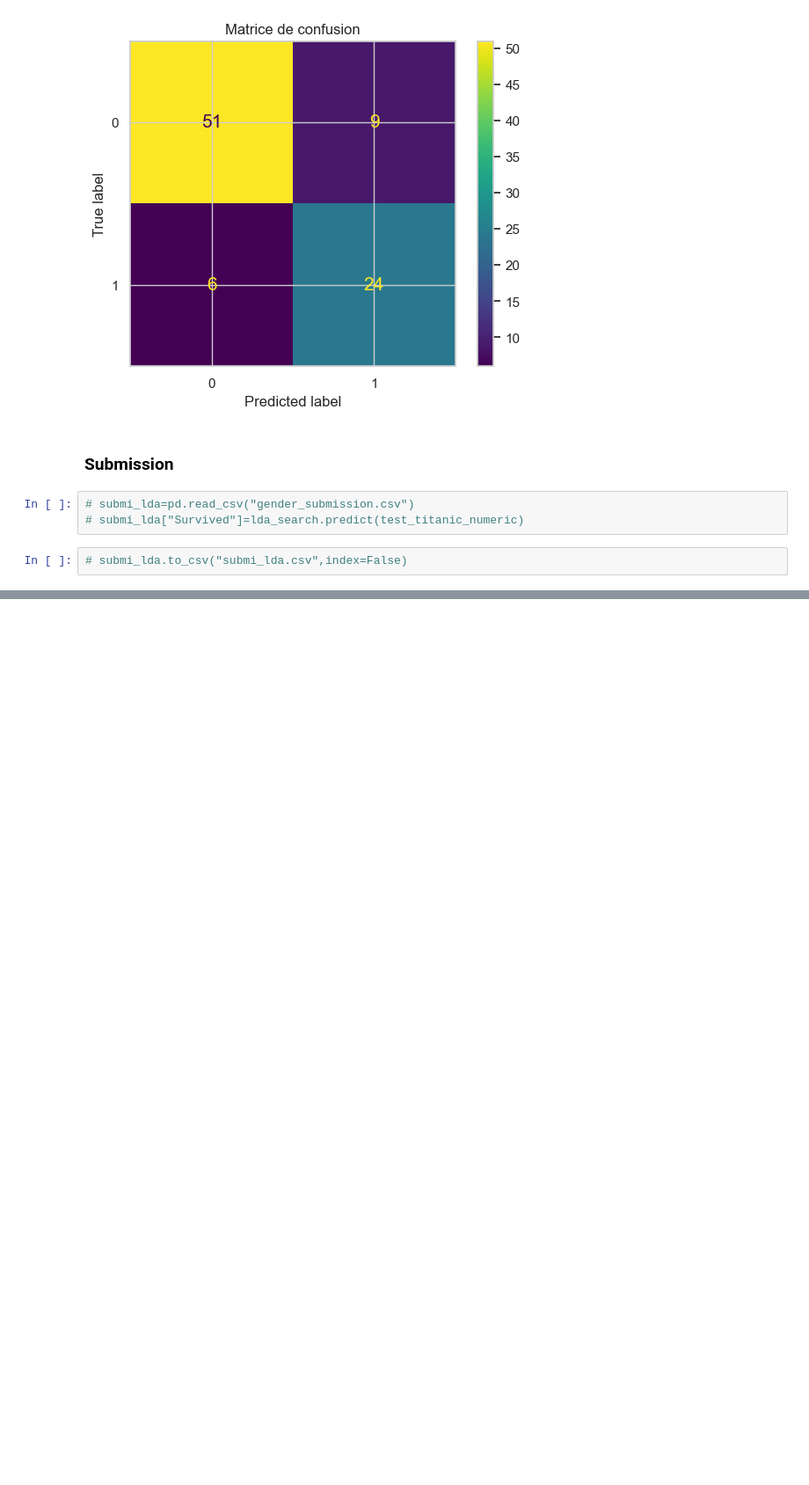
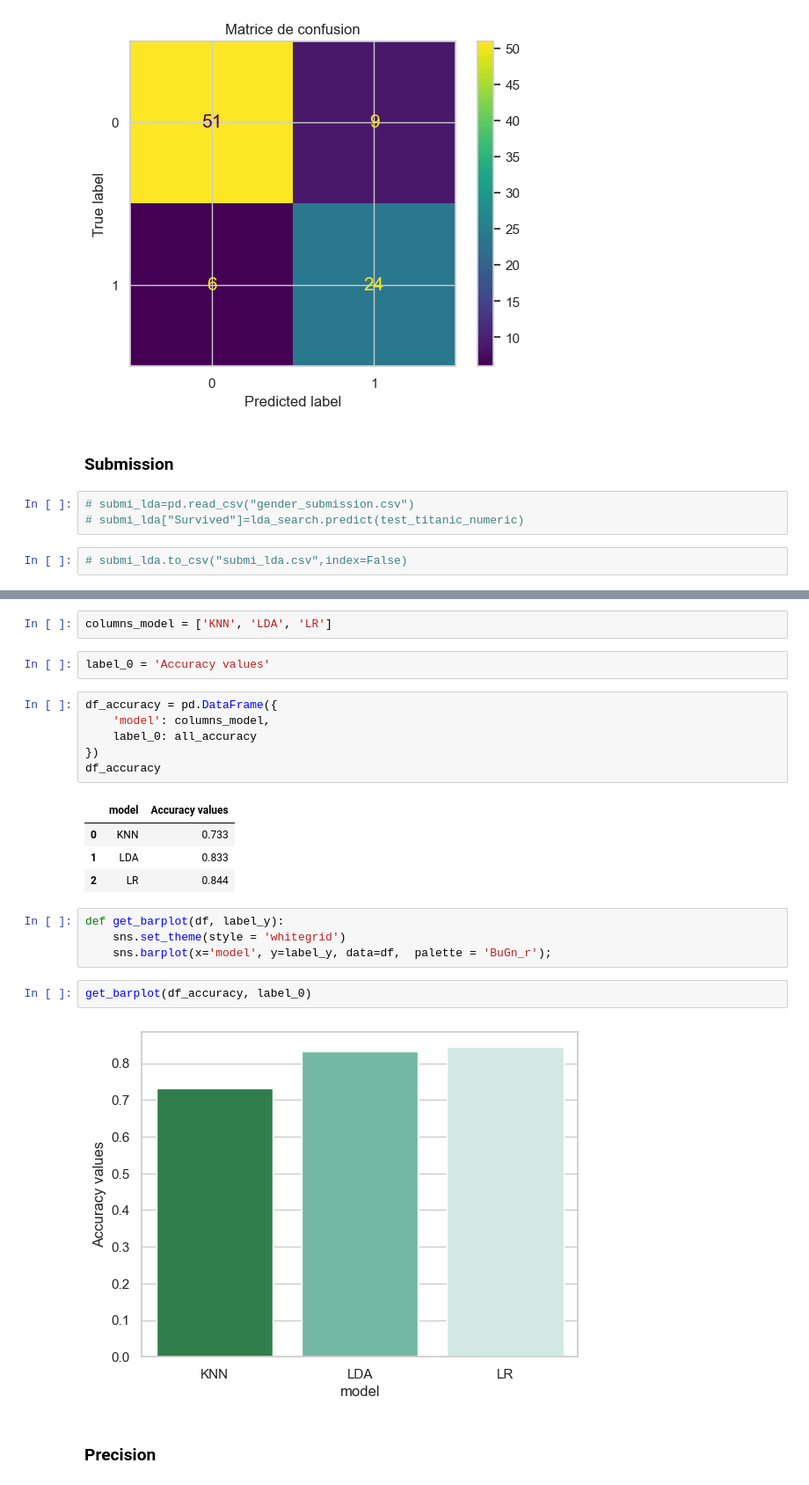
Before and after one commit to AdvancedGroupBootcamp/ai_marie_alex_moussa, a Jupyter notebook: MiniProject 3(Sample_Performance).ipynb, the cells around one changed output, grey strips where cells are left out. Shown: that part at 88% size. Drawn from its saved outputs; the diff is of its cells as text; blank space fills up the shorter version.

```diff
--- a/MiniProject 3(Sample_Performance).ipynb
+++ b/MiniProject 3(Sample_Performance).ipynb
@@ -685,0 +481,25 @@ sns.barplot(x='Models', y=label_4, data=df_roc,  palette = 'BuGn_r');
+# %%
+columns_model = ['KNN', 'LDA', 'LR']
+# %%
+label_0 = 'Accuracy values'
+# %%
+df_accuracy = pd.DataFrame({
+    'model': columns_model,
+    label_0: all_accuracy
+})
+df_accuracy
+# %% [output]
+|  | model | Accuracy values |
+| 0 | KNN | 0.733 |
+| 1 | LDA | 0.833 |
+| 2 | LR | 0.844 |
+# %%
+def get_barplot(df, label_y):
+    sns.set_theme(style = 'whitegrid')
+    sns.barplot(x='model', y=label_y, data=df,  palette = 'BuGn_r');
+# %%
+get_barplot(df_accuracy, label_0)
+# %% [output]
+[figure, added]
+# %% [markdown]
+### Precision
```
Also changed, not shown: parts of 81 cells of this notebook, 1 other file.
